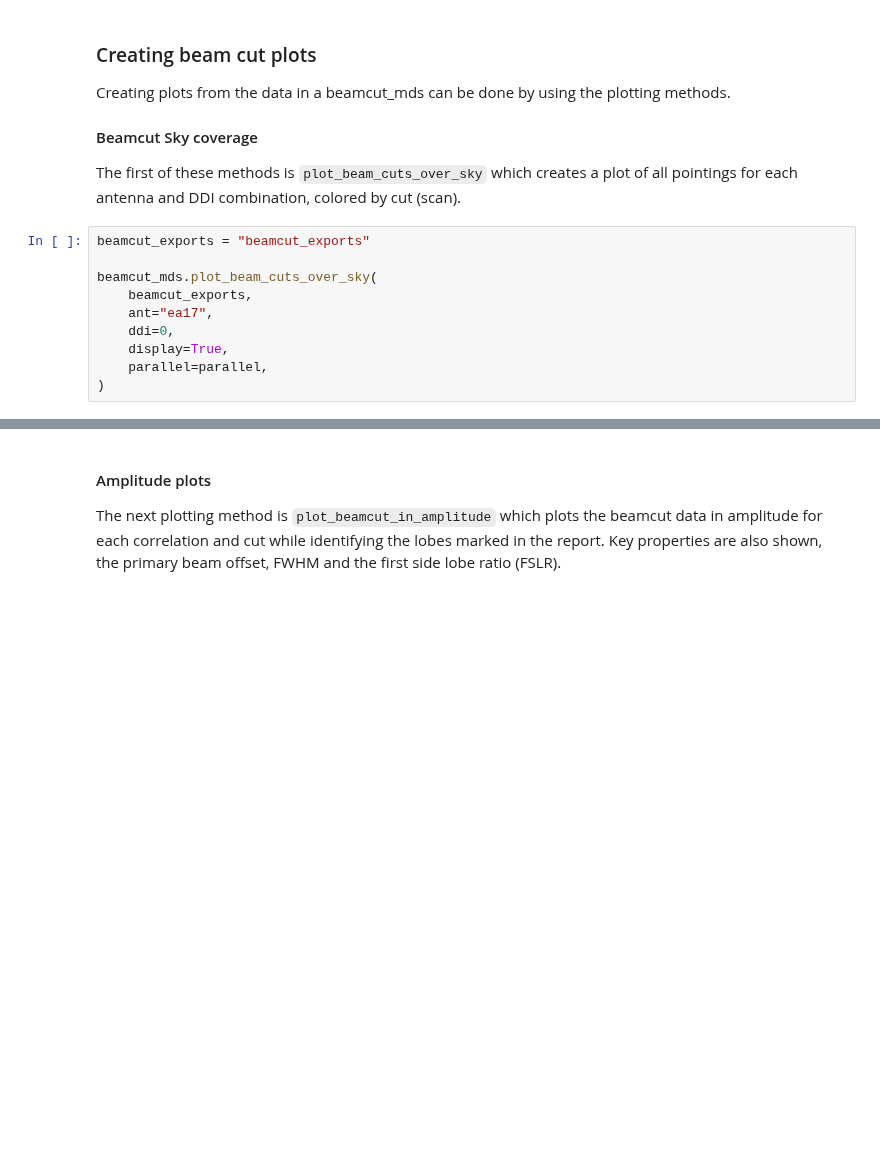
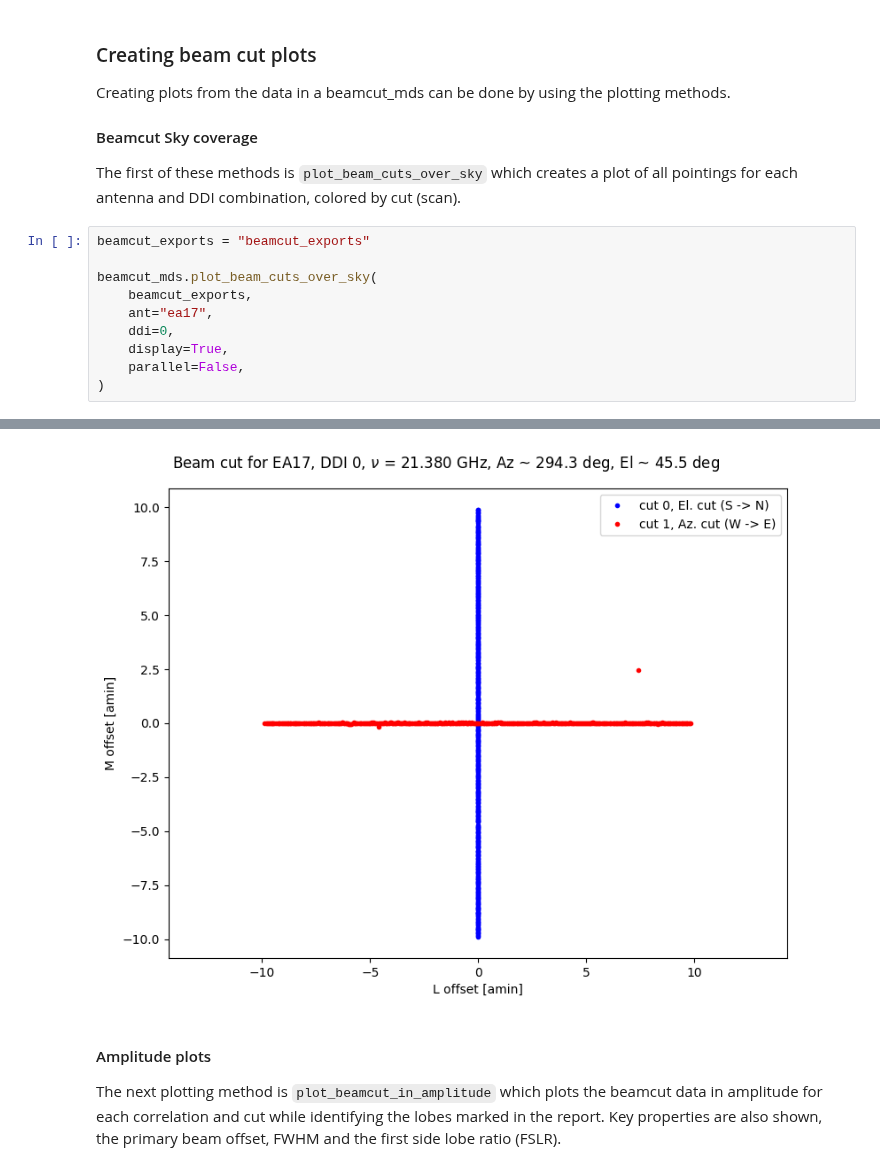
Before and after one commit to nrao/astrohack, a Jupyter notebook: docs/tutorials/beamcut_tutorial.ipynb, the cells around one changed output, grey strips where cells are left out. Saved outputs shown, nothing was run; the diff lists cells and outputs as text; blank space fills up the shorter version.

Commit message:
Fixed display of plots in beamcut_tutorial.ipynb

```diff
--- a/docs/tutorials/beamcut_tutorial.ipynb
+++ b/docs/tutorials/beamcut_tutorial.ipynb
@@ -233,6 +236,6 @@ beamcut_mds.plot_beam_cuts_over_sky(
     ant="ea17",
     ddi=0,
     display=True,
-    parallel=parallel,
+    parallel=False,
 )
 # %% [output]
@@ -240,3 +243,4 @@ beamcut_mds.plot_beam_cuts_over_sky(
+[figure, added]
 # %% [markdown]
 #### Amplitude plots
 
```
Also changed, not shown: parts of 11 cells of this notebook, 4 other files.
